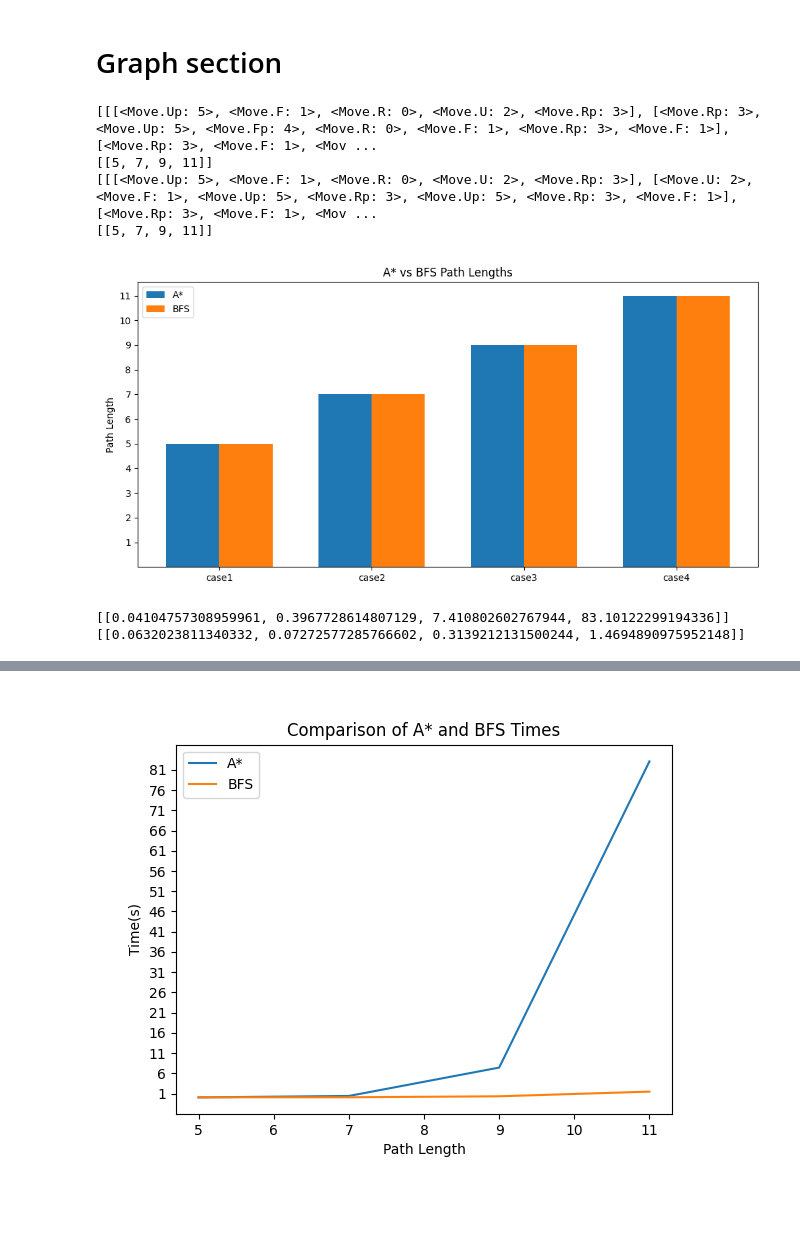
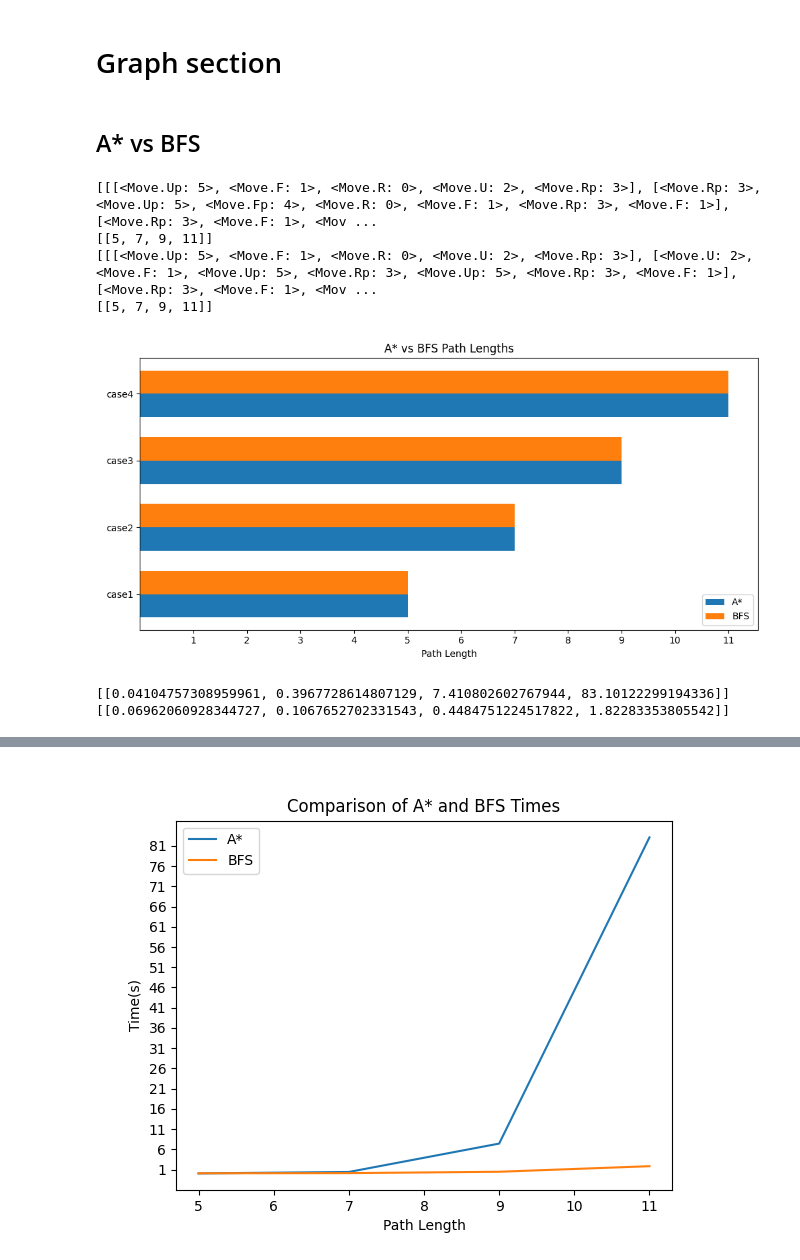
Before and after one commit to skemo12/ia, a Jupyter notebook: tema1/Solution.ipynb, the cells around one changed output, grey strips where cells are left out. Drawn from its saved outputs; the diff is of its cells as text; code cells hidden in the pictures; blank space fills up the shorter version.

```diff
--- a/tema1/Solution.ipynb
+++ b/tema1/Solution.ipynb
@@ -208,7 +214,7 @@ def astar(cube: Cube, heuristic) -> Tuple[List, int]:
     return [], no_states
 # %%
 # Run A*
-cube = Cube(case3)
+cube = Cube(case1)
 path, astar_states = astar(cube, heuristic_1)
 # %%
 # Verify A*
@@ -333,7 +341,7 @@ def bfs_bidirectional(cube: Cube) -> Tuple[List, int]:
     return [], no_states
 # %%
 # Run BFS
-cube = Cube(case3)
+cube = Cube(case1)
 road, bfs_no_states = bfs_bidirectional(cube)
 # %%
 # Verify BFS
@@ -510,5 +523,5 @@ def monte_carlo(cube: Cube, budget: int, C: float, heuristic) -> Cube:
     return [], no_states
 # %%
 # Run Monte Carlo
-cube = Cube(case4)
+cube = Cube(case1)
 monte_carlo_path, monte_no_states = monte_carlo(cube, 20000, 0.1, heuristic_1)
@@ -687,7 +705,7 @@ assert new_heuristic(Cube('R U R')) == 3
 assert new_heuristic(Cube('R U F R U')) == 5
 # %%
 # Run A* with PATTERN heuristic
-cube = Cube(case4)
+cube = Cube(case1)
 path, states = astar(cube, new_heuristic_alone)
 # %%
 reconstruct = cube.clone()
@@ -753,6 +773,8 @@ print(MCTS_PATHS_ALL_BUDGETS_PDB)
 {(1000, 0.5): [[0.5, 0.0, 0.0, 0.0], [5.0, 7.0, 9.7, 13.8]], (1000, 0.1): [[0.0, 0.0, 0.0, 0.0], [5.0, 7.0, 9.6, 16.9]], (5000, 0.5): [[4.5, 1.6, 0.45, 0.0], [5.0, 7.0, 9.2, 13.2]], (5000, 0.1): [[0.0 ...
 # %% [markdown]
 # Graph section
+# %% [markdown]
+## A* vs BFS
 # %%
 print(ASTAR_PATHS)
 ASTAR_PATHS_PATHS_LENS = [[len(path) for path in data] for data in ASTAR_PATHS]
@@ -767,52 +789,51 @@ print(BFS_PATHS_LEN)
 [[[<Move.Up: 5>, <Move.F: 1>, <Move.R: 0>, <Move.U: 2>, <Move.Rp: 3>], [<Move.U: 2>, <Move.F: 1>, <Move.Up: 5>, <Move.Rp: 3>, <Move.Up: 5>, <Move.Rp: 3>, <Move.F: 1>], [<Move.Rp: 3>, <Move.F: 1>, <Mov ...
 [[5, 7, 9, 11]]
 # %%
-import matplotlib.pyplot as plt
 plt.close('all')
 
 # Data for A* and BFS paths lengths
 astar_paths_lens = ASTAR_PATHS_PATHS_LENS[0]
 bfs_paths_lens = BFS_PATHS_LEN[0]
 
 # X-axis labels
 cases = ['case1', 'case2', 'case3', 'case4']
 
 # Create a figure and a grid of subplots
 fig, ax = plt.subplots(nrows=1, ncols=1, figsize=(10, 5))
 
-# Create bar chart for A* and BFS on the subplot
-width = 0.35  # width of the bars
-x = range(len(cases))
+# Create horizontal bar chart for A* and BFS on the subplot
+height = 0.35  # height of the bars
+y = range(len(cases))
 
 # Plot A* path lengths
-ax.bar(x, astar_paths_lens, width, label='A*')
+ax.barh(y, astar_paths_lens, height, label='A*')
 # Plot BFS path lengths
-ax.bar([i + width for i in x], bfs_paths_lens, width, label='BFS')
+ax.barh([i + height for i in y], bfs_paths_lens, height, label='BFS')
 
-# Set x-axis labels and ticks
-ax.set_xticks([i + width/2 for i in x])
-ax.set_xticklabels(cases)
+# Set y-axis labels and ticks
+ax.set_yticks([i + height/2 for i in y])
+ax.set_yticklabels(cases)
 
-# Set y-axis label and ticks
-ax.set_ylabel('Path Length')
-ax.set_yticks(range(1, max(max(astar_paths_lens), max(bfs_paths_lens)) + 1))
+# Set x-axis label and ticks
+ax.set_xlabel('Path Length')
+ax.set_xticks(range(1, max(max(astar_paths_lens), max(bfs_paths_lens)) + 1))
 
 # Set title and legend
 ax.set_title('A* vs BFS Path Lengths')
 ax.legend()
 
 # Display the figure
 plt.tight_layout()
 plt.show()
 plt.savefig('plots/ASTAR_BFS_PATHS.png', dpi=300)
 # %% [output]
-[figure, old version]
+[figure, new version]
 # %%
 print(ASTAR_TIMES)
 print(BFS_TIMES)
 # %% [output]
 [[0.04104757308959961, 0.3967728614807129, 7.410802602767944, 83.10122299194336]]
-[[0.0632023811340332, 0.07272577285766602, 0.3139212131500244, 1.4694890975952148]]
+[[0.06962060928344727, 0.1067652702331543, 0.4484751224517822, 1.82283353805542]]
 # %%
 # Data for A* and BFS times
 astar_times = ASTAR_TIMES[0]
```
Also changed, not shown: parts of 55 cells of this notebook, 15 other files.
